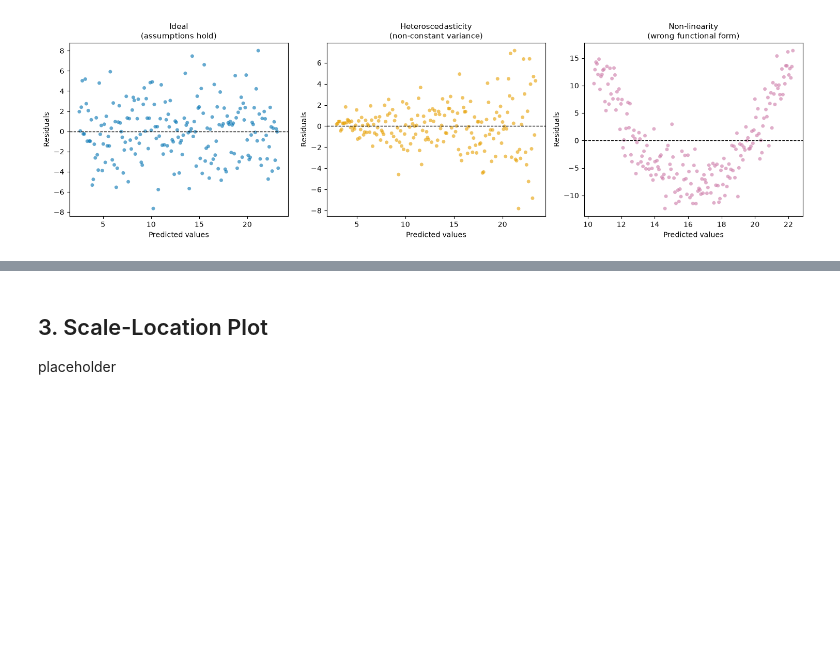
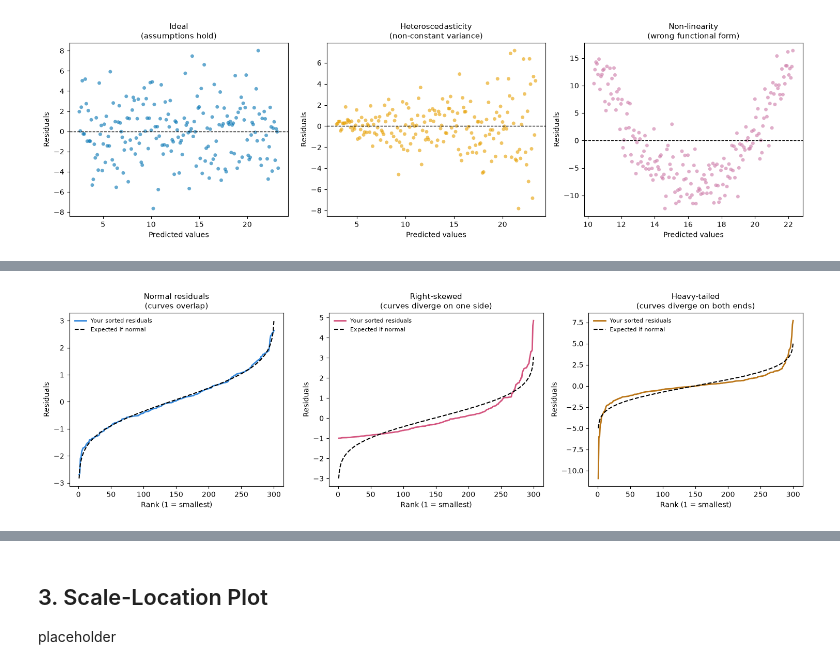
Before and after one commit to cisanta1029/intuition-builders, a Jupyter notebook: 02_regression_diagnostic.ipynb, the cells around one changed output, grey strips where cells are left out. Drawn from its saved outputs; the diff is of its cells as text; code cells hidden in the pictures; blank space fills up the shorter version.

```diff
--- a/02_regression_diagnostic.ipynb
+++ b/02_regression_diagnostic.ipynb
@@ -138,0 +199,23 @@ placeholder
+# %%
+fig, axes = plt.subplots(1, 3, figsize=(15, 4.5))
+
+for ax, (resid, title, color) in zip(axes, specs):
+    n = len(resid)
+    ranks = np.arange(1, n + 1)
+    sorted_resid = np.sort(resid)
+
+    # Standard plotting-position formula, same convention statsmodels uses internally
+    probs = (ranks - 0.5) / n
+    theoretical = stats.norm.ppf(probs, loc=np.mean(resid), scale=np.std(resid))
+
+    ax.plot(ranks, sorted_resid, color=color, linewidth=2, label="Your sorted residuals")
+    ax.plot(ranks, theoretical, color="black", linewidth=1.5, linestyle="--", label="Expected if normal")
+    ax.set_xlabel("Rank (1 = smallest)")
+    ax.set_ylabel("Residuals")
+    ax.set_title(title, fontsize=11)
+    ax.legend(fontsize=8, loc="upper left", frameon=False)
+
+plt.tight_layout()
+plt.show()
+# %% [output]
+[figure, added]
```
Also changed, not shown: parts of 9 cells of this notebook.
